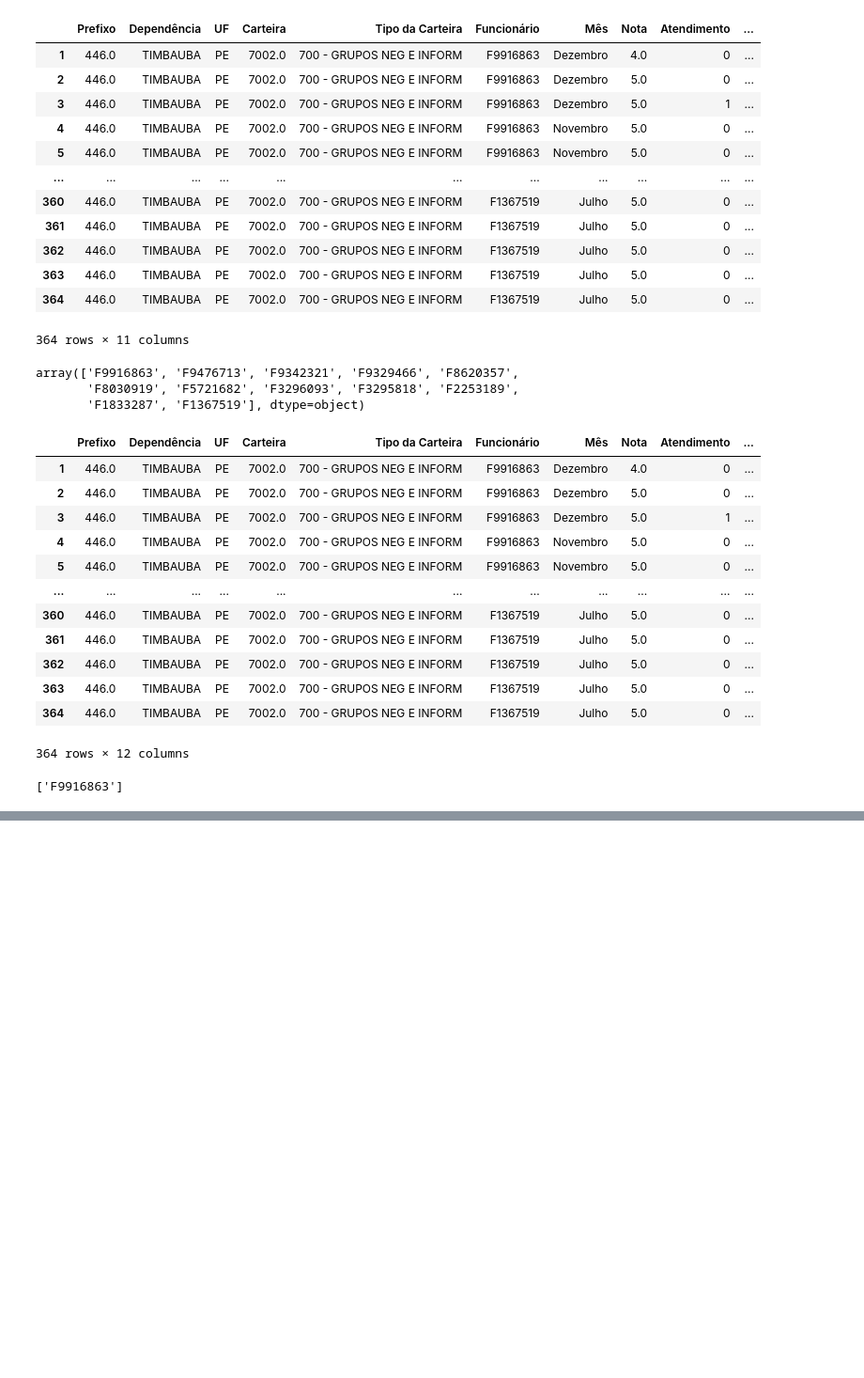
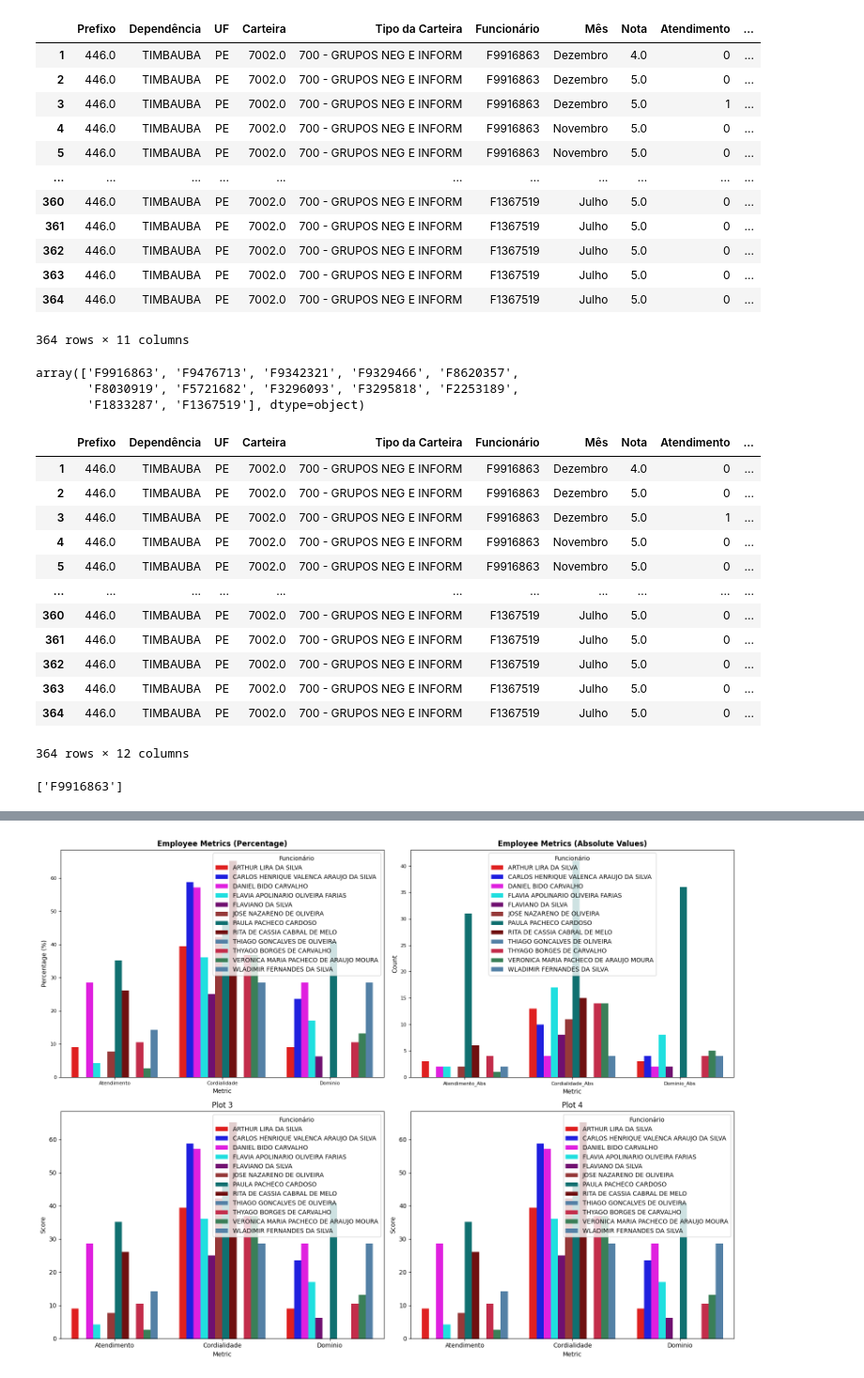
Before and after one commit to oakthyago/oakthyago, a Jupyter notebook: relatório_BB.ipynb, the cells around one changed output, grey strips where cells are left out. Shown at 94% size. Cells and saved outputs as stored; diff of their text form; code cells hidden in the pictures; blank space fills up the shorter version.

```diff
--- a/relatório_BB.ipynb
+++ b/relatório_BB.ipynb
@@ -378,0 +379,72 @@ plt.show()
+# %%
+# prompt: generate 3 separeted plots insted 1 totalizing 6
+
+import pandas as pd
+import seaborn as sns
+import matplotlib.pyplot as plt
+
+# ... (Your existing code for data loading and preprocessing) ...
+
+# Initialize efficacy list
+eficacia = []
+
+# Define distinct colors for each employee (your existing code)
+
+# Calculate metrics for each employee (your existing code)
+
+
+# Convert data to DataFrames (your existing code)
+
+
+# Melt DataFrames for plotting (your existing code)
+
+# Create subplots
+fig, axes = plt.subplots(2, 2, figsize=(16, 12))  # 2 rows, 2 columns of subplots
+
+# Plot percentage graph
+sns.barplot(
+    data=eficacia_melted_percent,
+    x="Metric",
+    y="Score",
+    hue="Funcionário",
+    palette=distinct_colors,
+    ax=axes[0, 0]
+)
+axes[0, 0].set_title("Employee Metrics (Percentage)", fontsize=12, weight='bold')
+axes[0, 0].set_ylabel("Percentage (%)", fontsize=10)
+axes[0, 0].set_xlabel("Metric", fontsize=10)
+axes[0, 0].tick_params(axis='both', which='major', labelsize=8) # Adjust tick label size
+
+# Plot absolute value graph
+sns.barplot(
+    data=eficacia_melted_abs,
+    x="Metric",
+    y="Score",
+    hue="Funcionário",
+    palette=distinct_colors,
+    ax=axes[0, 1]
+)
+axes[0, 1].set_title("Employee Metrics (Absolute Values)", fontsize=12, weight='bold')
+axes[0, 1].set_ylabel("Count", fontsize=10)
+axes[0, 1].set_xlabel("Metric", fontsize=10)
+axes[0, 1].tick_params(axis='both', which='major', labelsize=8) # Adjust tick label size
+
+
+# Example of two additional plots:
+# Assuming you have other metrics or data you want to plot similarly
+
+# ... (Your code for creating two more dataframes and melting the data)
+
+# Replace with your actual dataframe and melted data
+sns.barplot(ax=axes[1, 0], data=eficacia_melted_percent, x='Metric', y='Score', hue='Funcionário', palette=distinct_colors)
+axes[1, 0].set_title("Plot 3")
+
+sns.barplot(ax=axes[1, 1], data=eficacia_melted_percent, x='Metric', y='Score', hue='Funcionário', palette=distinct_colors)
+axes[1, 1].set_title("Plot 4")
+
+
+# Adjust layout
+plt.tight_layout()
+plt.show()
+# %% [output]
+[figure, added]
```
Also changed, not shown: parts of 1 cell of this notebook.
